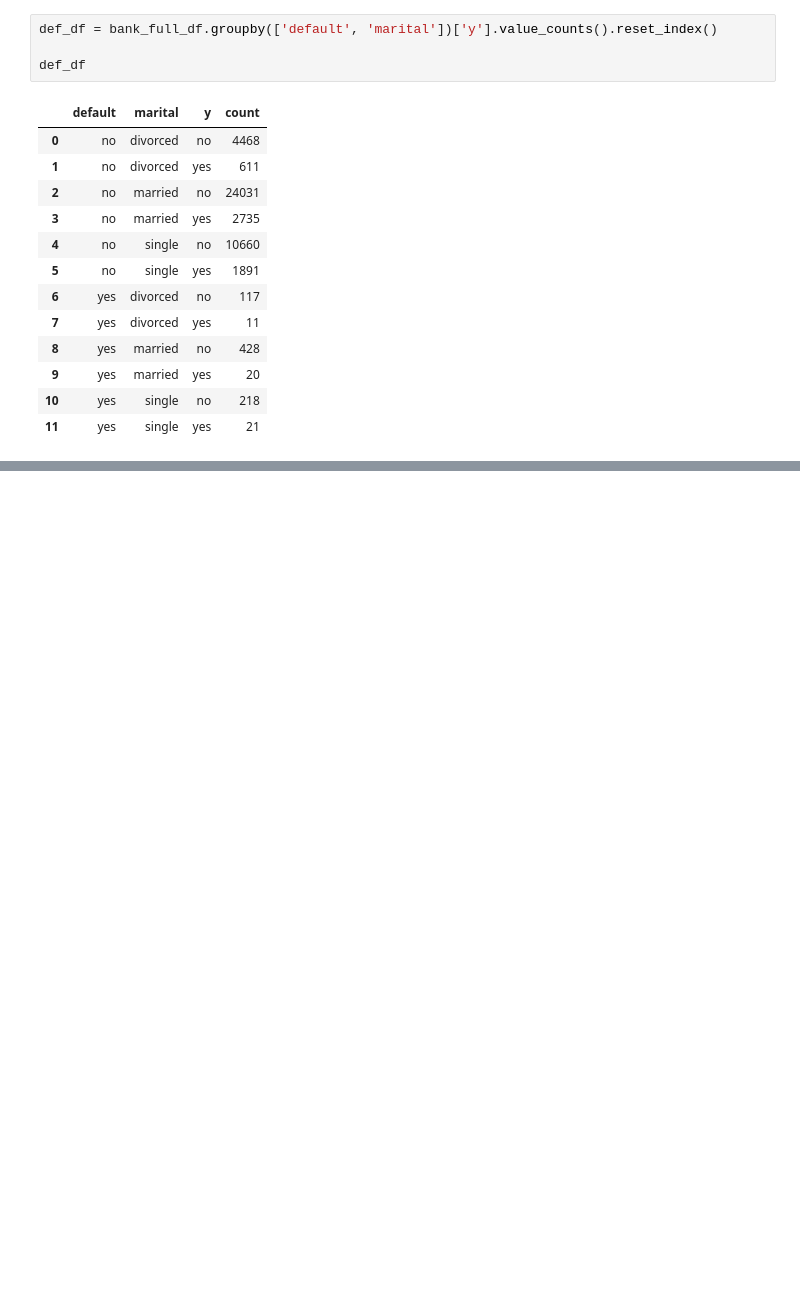
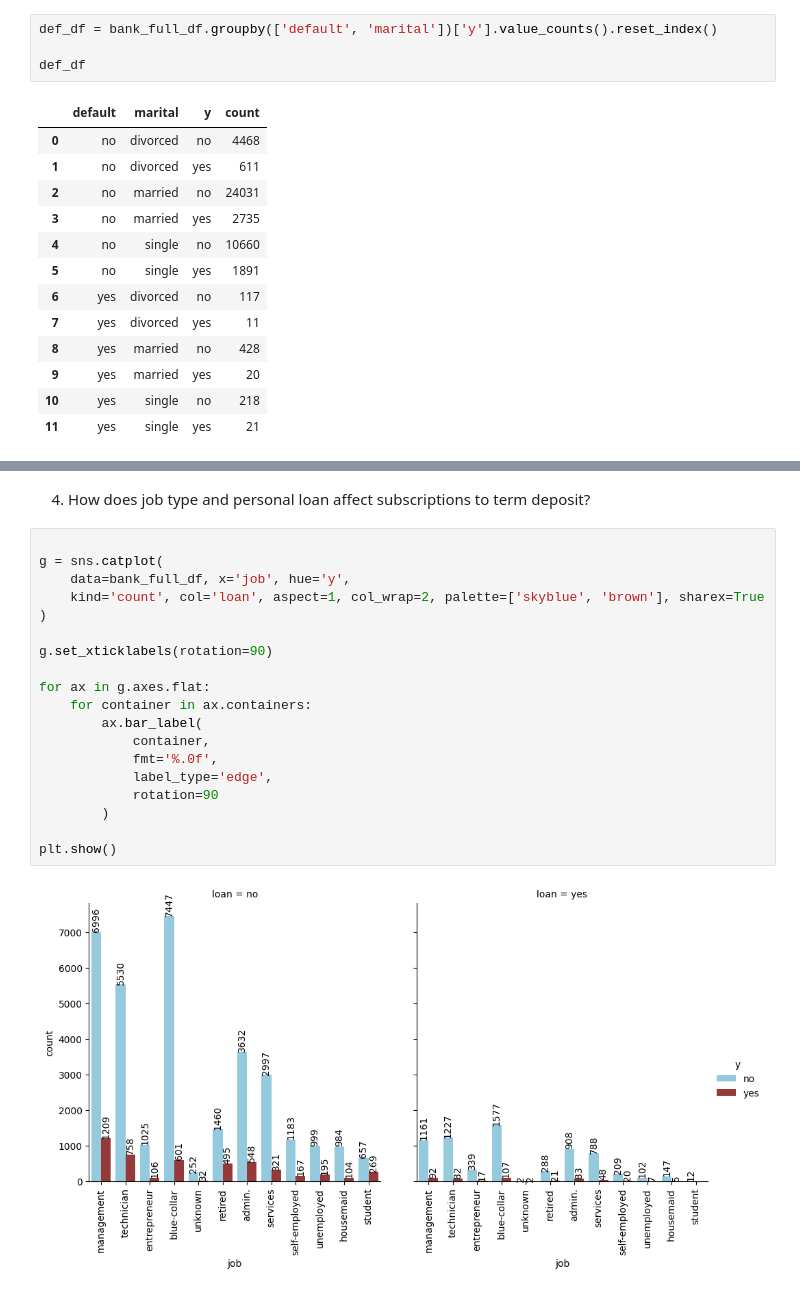
Before and after one commit to Koanim/Data-Analytics-Pathway-Assessment, a Jupyter notebook: TMP-TFA.ipynb, the cells around one changed output, grey strips where cells are left out. Saved outputs shown, nothing was run; the diff lists cells and outputs as text; blank space fills up the shorter version.

```diff
--- a/TMP-TFA.ipynb
+++ b/TMP-TFA.ipynb
@@ -471,0 +591,23 @@ def_df
+# %% [markdown]
+4)  How does job type and personal loan affect subscriptions to term deposit?
+# %%
+
+g = sns.catplot(
+    data=bank_full_df, x='job', hue='y',
+    kind='count', col='loan', aspect=1, col_wrap=2, palette=['skyblue', 'brown'], sharex=True
+)
+
+g.set_xticklabels(rotation=90)
+
+for ax in g.axes.flat:
+    for container in ax.containers:
+        ax.bar_label(
+            container,
+            fmt='%.0f',
+            label_type='edge',
+            rotation=90
+        )
+
+plt.show()
+# %% [output]
+[figure, added]
```
Also changed, not shown: parts of 32 cells of this notebook.
